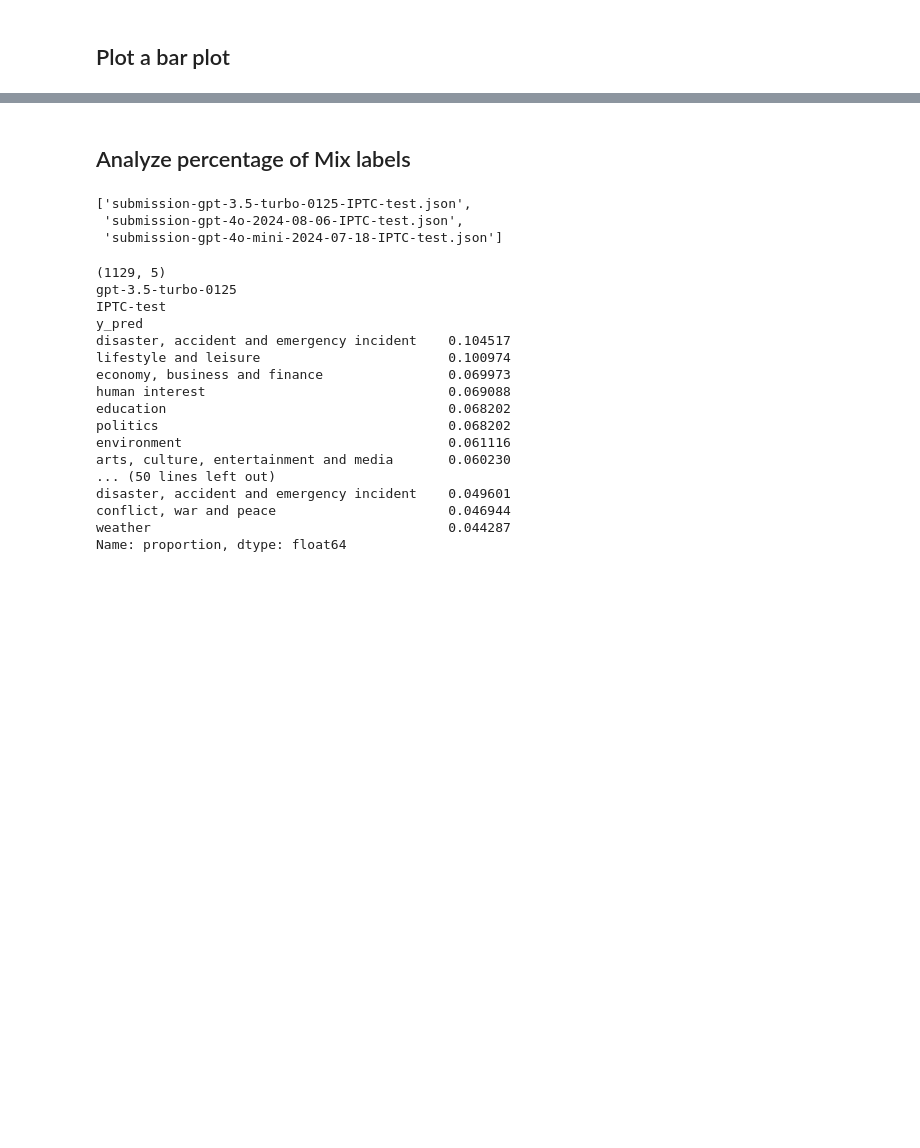
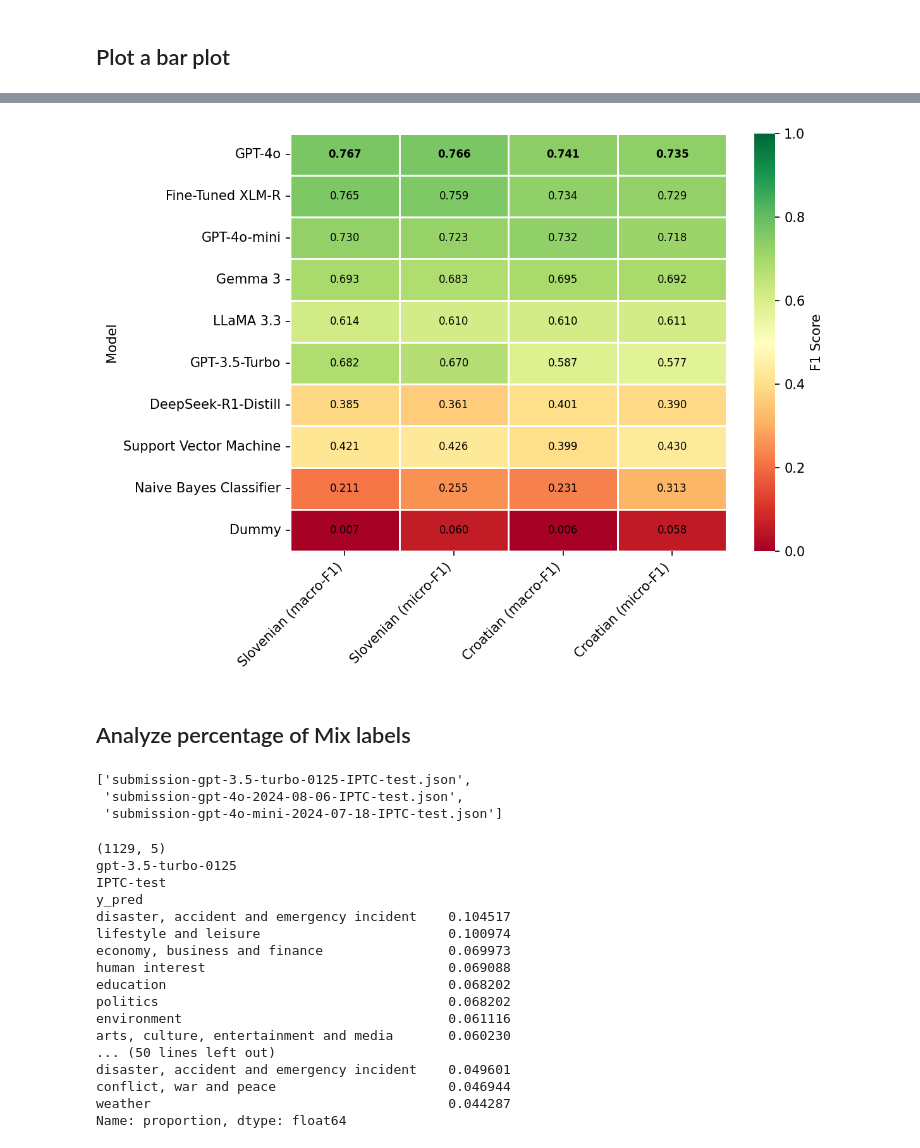
Before and after one commit to TajaKuzman/Benchmarking-Text-Classification-on-South-Slavic, a Jupyter notebook: IPTC-NewsTopic-Benchmark/evaluation-for-the-paper/evaluation_for_the_paper.ipynb, the cells around one changed output, grey strips where cells are left out. Drawn from its saved outputs; the diff is of its cells as text; code cells hidden in the pictures; blank space fills up the shorter version.

```diff
--- a/IPTC-NewsTopic-Benchmark/evaluation-for-the-paper/evaluation_for_the_paper.ipynb
+++ b/IPTC-NewsTopic-Benchmark/evaluation-for-the-paper/evaluation_for_the_paper.ipynb
@@ -230,0 +245,5 @@ plt
+# %%
+# Create a plot for the RELDI presentation
+
+results_df_pres = results_df.drop(index=[2, 3, 5])
+results_df_pres
@@ -230,0 +262,45 @@ plt
+# %%
+import seaborn as sns
+import matplotlib.pyplot as plt
+import pandas as pd
+import numpy as np
+
+# Set figure size and DPI
+plt.figure(figsize=(8, 6), dpi=150)
+
+# Prepare data
+data = results_df_pres.set_index("Model").sort_values(by="Croatian (macro-F1)", ascending=False)
+
+# Create heatmap without annotations
+ax = sns.heatmap(
+    data,
+    annot=False,  # We'll add custom annotations manually
+    fmt=".3f",
+    cmap="RdYlGn",
+    vmin=0,  # Raise the minimum value for lighter backgrounds
+    vmax=1,  # Max at 1.0
+    linewidths=0.5,
+    linecolor='white',
+    cbar_kws={'label': 'F1 Score'}
+)
+
+# Add custom text annotations
+for x in range(data.shape[1]):  # columns
+    col = data.iloc[:, x]
+    max_val = col.max()
+    for y in range(data.shape[0]):  # rows
+        val = col.iloc[y]
+        text = f"{val:.3f}"
+        if val == max_val:
+            ax.text(x + 0.5, y + 0.5, text,
+                    ha='center', va='center', fontweight='bold', fontsize=8)
+        else:
+            ax.text(x + 0.5, y + 0.5, text,
+                    ha='center', va='center', fontsize=8)
+
+# Tweak layout
+plt.xticks(rotation=45, ha='right')
+plt.tight_layout()
+
+plt
+# %% [output]
@@ -231,3 +308,4 @@ plt
+[figure, added]
 # %% [markdown]
 ## Analyze percentage of Mix labels
 # %%
```
Also changed, not shown: parts of 11 cells of this notebook, 3 other files.
